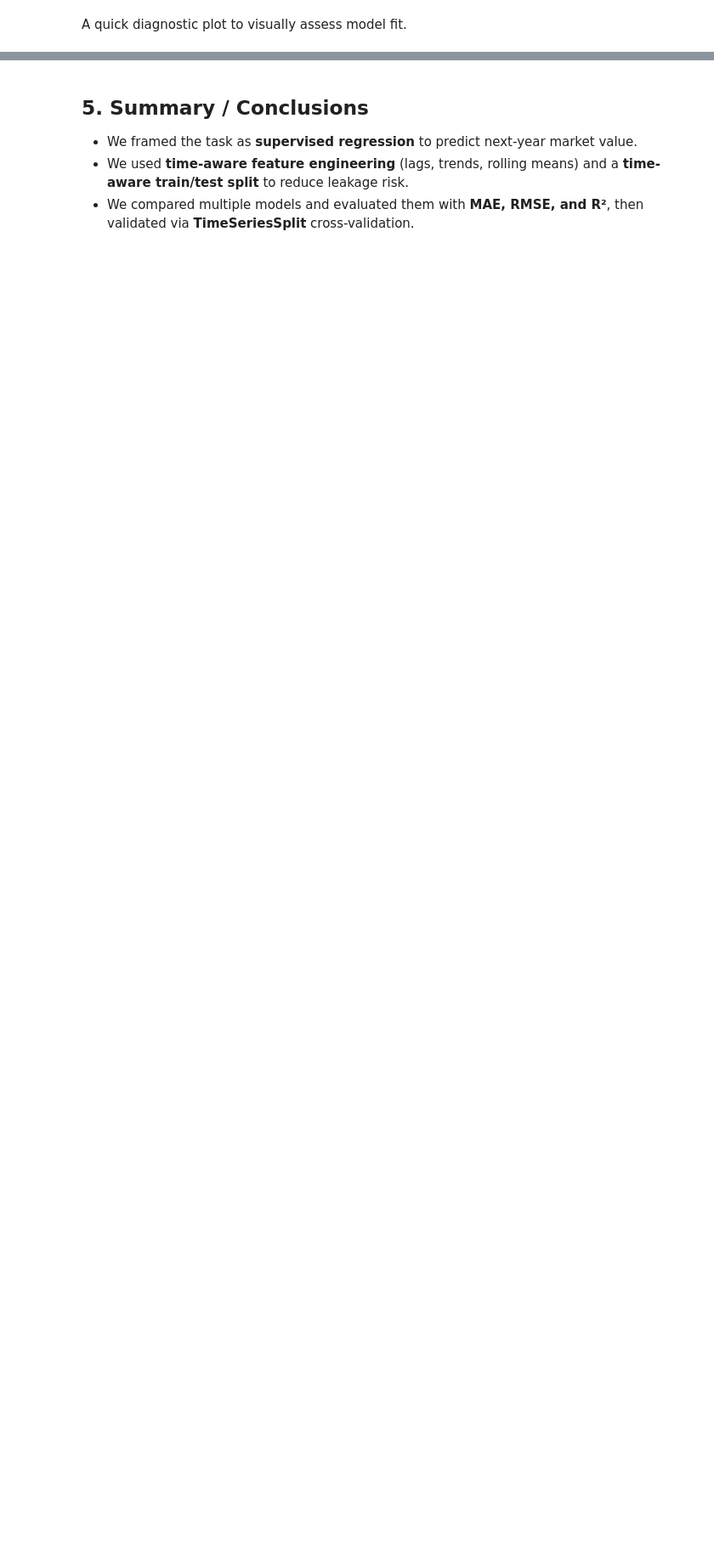
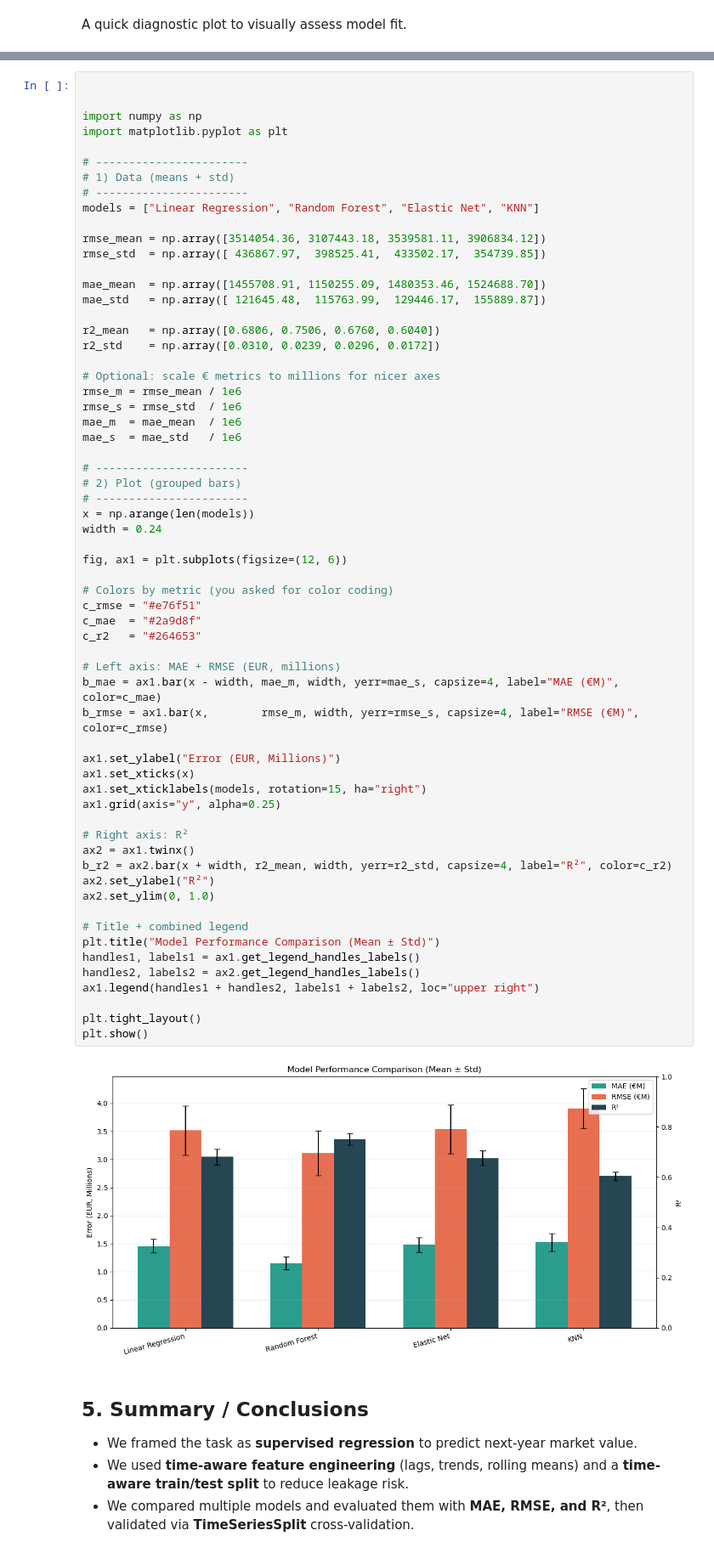
Before and after one commit to ChristianVaikona/comp352-final-project, a Jupyter notebook: Footballer_Market_Evaluation_Final_Submission.ipynb, the cells around one changed output, grey strips where cells are left out. Shown at 85% size. Saved outputs shown, nothing was run; the diff lists cells and outputs as text; blank space fills up the shorter version.

```diff
--- a/Footballer_Market_Evaluation_Final_Submission.ipynb
+++ b/Footballer_Market_Evaluation_Final_Submission.ipynb
@@ -1981,6 +1981,70 @@ plt.tight_layout()
 plt.show()
 # %% [output]
 [figure]
+# %%
+
+
+import numpy as np
+import matplotlib.pyplot as plt
+
+# -----------------------
+# 1) Data (means + std)
+# -----------------------
+models = ["Linear Regression", "Random Forest", "Elastic Net", "KNN"]
+
+rmse_mean = np.array([3514054.36, 3107443.18, 3539581.11, 3906834.12])
+rmse_std  = np.array([ 436867.97,  398525.41,  433502.17,  354739.85])
+
+mae_mean  = np.array([1455708.91, 1150255.09, 1480353.46, 1524688.70])
+mae_std   = np.array([ 121645.48,  115763.99,  129446.17,  155889.87])
+
+r2_mean   = np.array([0.6806, 0.7506, 0.6760, 0.6040])
+r2_std    = np.array([0.0310, 0.0239, 0.0296, 0.0172])
+
+# Optional: scale € metrics to millions for nicer axes
+rmse_m = rmse_mean / 1e6
+rmse_s = rmse_std  / 1e6
+mae_m  = mae_mean  / 1e6
+mae_s  = mae_std   / 1e6
+
+# -----------------------
+# 2) Plot (grouped bars)
+# -----------------------
+x = np.arange(len(models))
+width = 0.24
+
+fig, ax1 = plt.subplots(figsize=(12, 6))
+
+# Colors by metric (you asked for color coding)
+c_rmse = "#e76f51"
+c_mae  = "#2a9d8f"
+c_r2   = "#264653"
+
+# Left axis: MAE + RMSE (EUR, millions)
+b_mae = ax1.bar(x - width, mae_m, width, yerr=mae_s, capsize=4, label="MAE (€M)", color=c_mae)
+b_rmse = ax1.bar(x,        rmse_m, width, yerr=rmse_s, capsize=4, label="RMSE (€M)", color=c_rmse)
+
+ax1.set_ylabel("Error (EUR, Millions)")
+ax1.set_xticks(x)
+ax1.set_xticklabels(models, rotation=15, ha="right")
+ax1.grid(axis="y", alpha=0.25)
+
+# Right axis: R²
+ax2 = ax1.twinx()
+b_r2 = ax2.bar(x + width, r2_mean, width, yerr=r2_std, capsize=4, label="R²", color=c_r2)
+ax2.set_ylabel("R²")
+ax2.set_ylim(0, 1.0)
+
+# Title + combined legend
+plt.title("Model Performance Comparison (Mean ± Std)")
+handles1, labels1 = ax1.get_legend_handles_labels()
+handles2, labels2 = ax2.get_legend_handles_labels()
+ax1.legend(handles1 + handles2, labels1 + labels2, loc="upper right")
+
+plt.tight_layout()
+plt.show()
+# %% [output]
+[figure, added]
 # %% [markdown]
 ## 5. Summary / Conclusions
 
```
Also changed, not shown: 2 other files.
